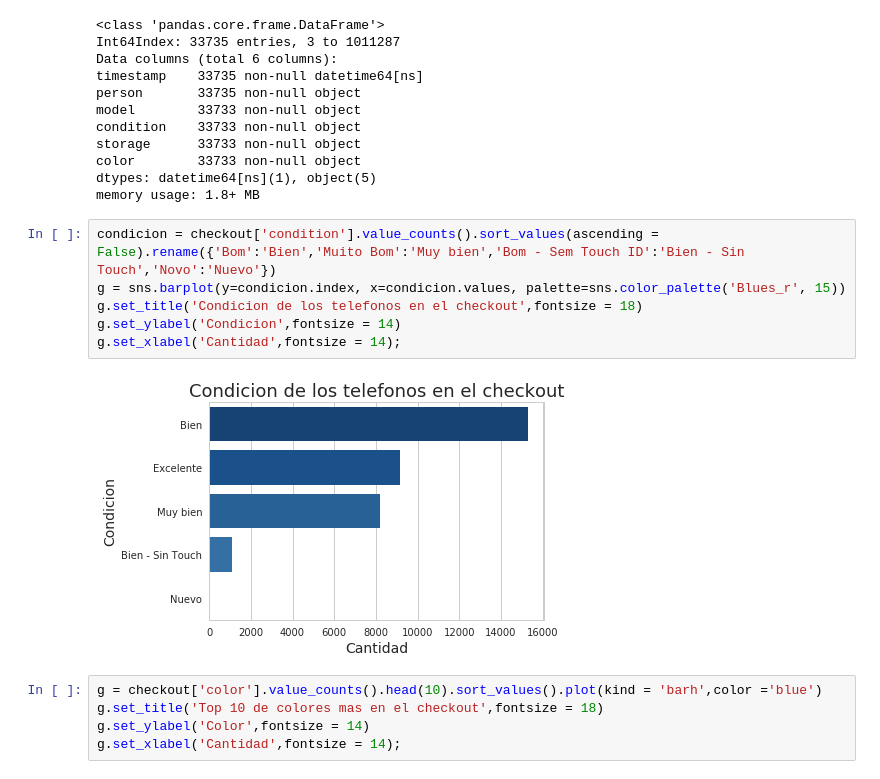
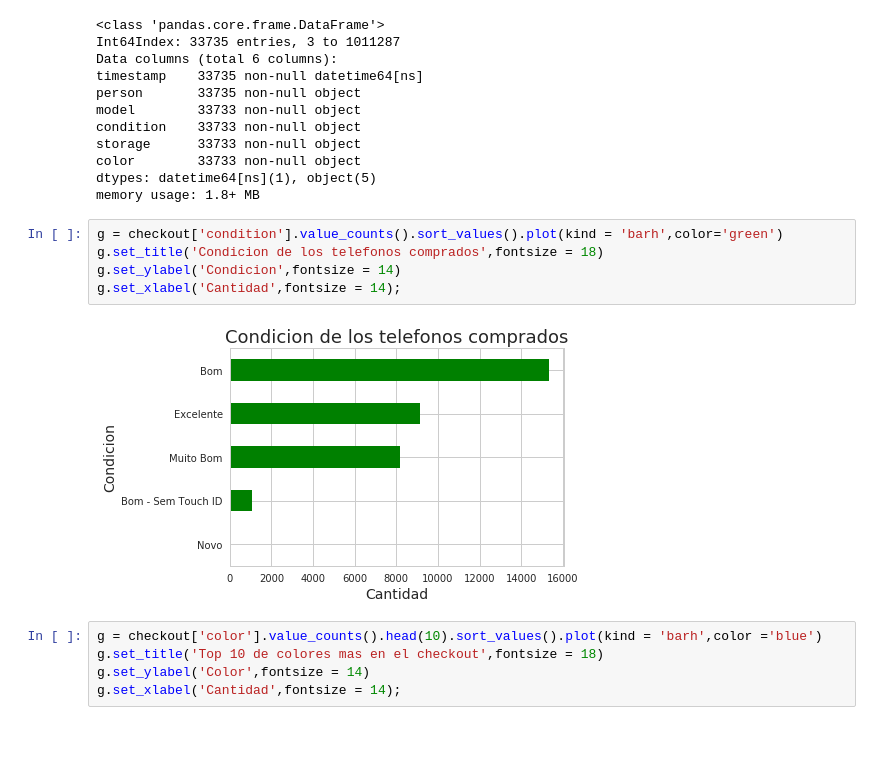
Before and after one commit to jowisaidman/tp1_analisis_exploratorio, a Jupyter notebook: Notebooks/Camila/Resumen/checkout_analisis.ipynb, the cells around one changed output. Saved outputs shown, nothing was run; the diff lists cells and outputs as text; blank space fills up the shorter version.

```diff
--- a/Notebooks/Camila/Resumen/checkout_analisis.ipynb
+++ b/Notebooks/Camila/Resumen/checkout_analisis.ipynb
@@ -44,13 +44,12 @@ color        33733 non-null object
 dtypes: datetime64[ns](1), object(5)
 memory usage: 1.8+ MB
 # %%
-condicion = checkout['condition'].value_counts().sort_values(ascending = False).rename({'Bom':'Bien','Muito Bom':'Muy bien','Bom - Sem Touch ID':'Bien - Sin Touch','Novo':'Nuevo'})
-g = sns.barplot(y=condicion.index, x=condicion.values, palette=sns.color_palette('Blues_r', 15))
-g.set_title('Condicion de los telefonos en el checkout',fontsize = 18)
+g = checkout['condition'].value_counts().sort_values().plot(kind = 'barh',color='green')
+g.set_title('Condicion de los telefonos comprados',fontsize = 18)
 g.set_ylabel('Condicion',fontsize = 14)
 g.set_xlabel('Cantidad',fontsize = 14);
 # %% [output]
-[figure, old version]
+[figure, new version]
 # %%
 g = checkout['color'].value_counts().head(10).sort_values().plot(kind = 'barh',color ='blue')
 g.set_title('Top 10 de colores mas en el checkout',fontsize = 18)
```
Also changed, not shown: parts of 19 cells of this notebook, 1 other file.
